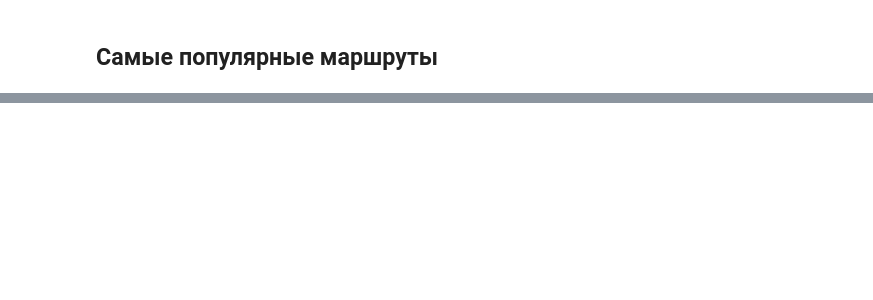
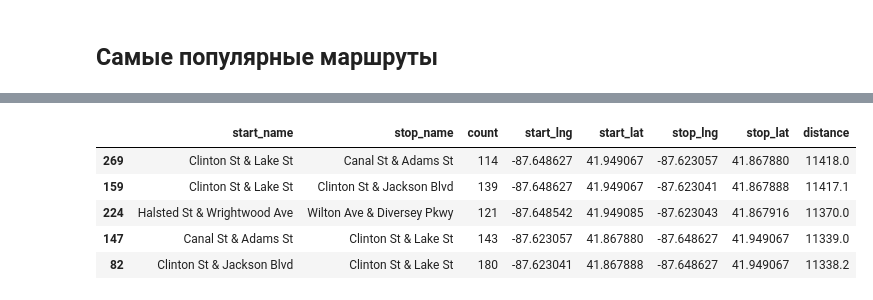
Before and after one commit to kapibarr/big-data-project, a Jupyter notebook: popular_station_2023.ipynb, the cells around one changed output, grey strips where cells are left out. Saved outputs shown, nothing was run; the diff lists cells and outputs as text; code cells hidden in the pictures; blank space fills up the shorter version.

```diff
--- a/popular_station_2023.ipynb
+++ b/popular_station_2023.ipynb
@@ -124,0 +214,9 @@ popular_trip
+# %%
+top_300.head()
+# %% [output]
+|  | start_name | stop_name | count | start_lng | start_lat | stop_lng | stop_lat | distance |
+| 269 | Clinton St & Lake St | Canal St & Adams St | 114 | -87.648627 | 41.949067 | -87.623057 | 41.867880 | 11418.0 |
+| 159 | Clinton St & Lake St | Clinton St & Jackson Blvd | 139 | -87.648627 | 41.949067 | -87.623041 | 41.867888 | 11417.1 |
+| 224 | Halsted St & Wrightwood Ave | Wilton Ave & Diversey Pkwy | 121 | -87.648542 | 41.949085 | -87.623043 | 41.867916 | 11370.0 |
+| 147 | Canal St & Adams St | Clinton St & Lake St | 143 | -87.623057 | 41.867880 | -87.648627 | 41.949067 | 11339.0 |
+| 82 | Clinton St & Jackson Blvd | Clinton St & Lake St | 180 | -87.623041 | 41.867888 | -87.648627 | 41.949067 | 11338.2 |
```
Also changed, not shown: parts of 22 cells of this notebook, 1 other file.
